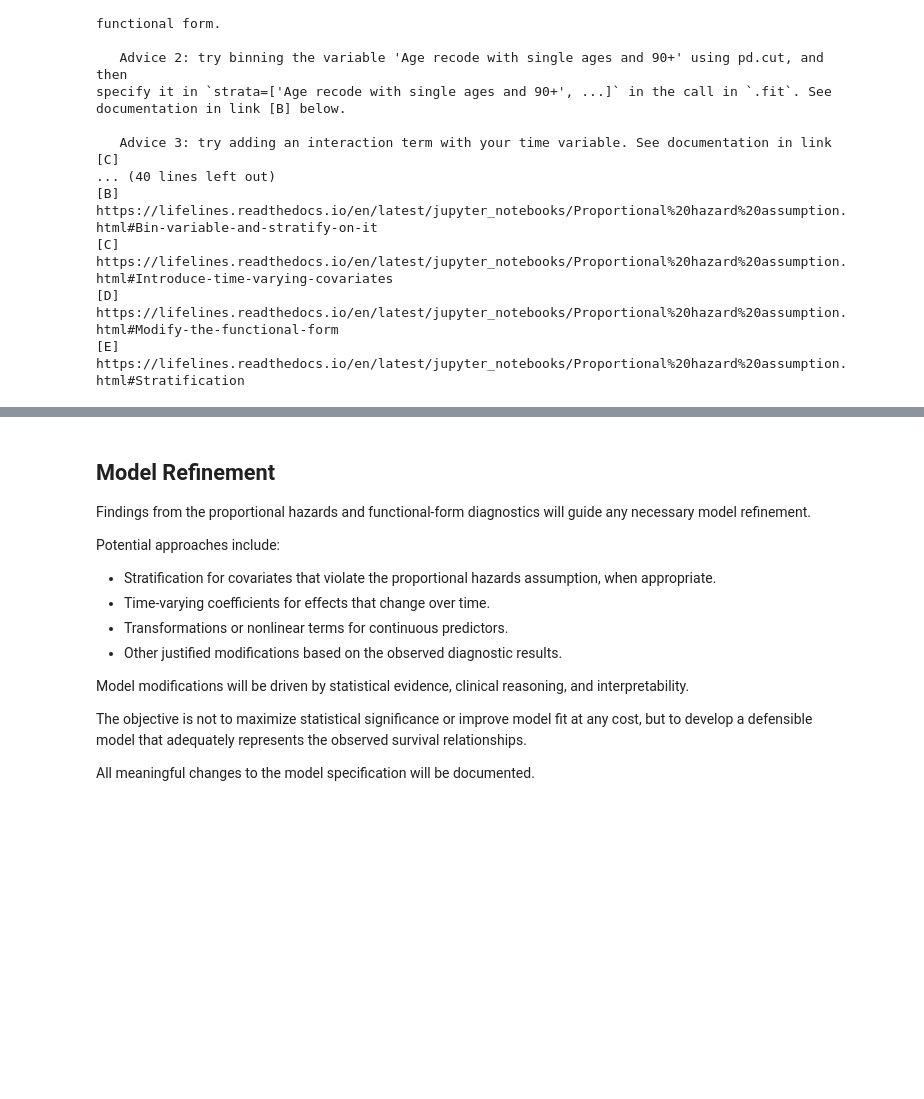
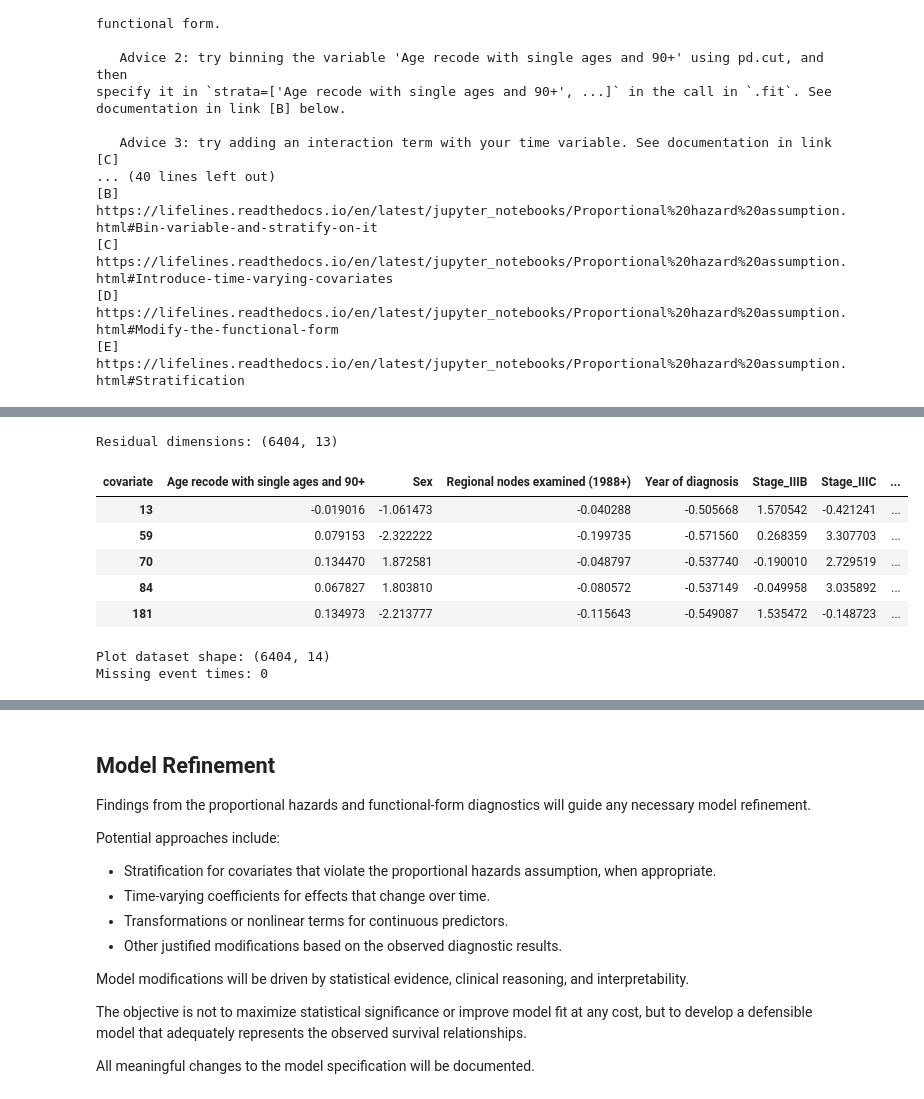
Before and after one commit to williamervin7/oncology-survival-simulation, a Jupyter notebook: notebooks/cox_model.ipynb, the cells around one changed output, grey strips where cells are left out. Cells and saved outputs as stored; diff of their text form; code cells hidden in the pictures; blank space fills up the shorter version.

```diff
--- a/notebooks/cox_model.ipynb
+++ b/notebooks/cox_model.ipynb
@@ -228,0 +250,31 @@ documentation in link [B] below.
+# %%
+# Calculate scaled Schoenfeld residuals
+
+schoenfeld_residuals = df_cph.compute_residuals(
+    cox_data,
+    kind="scaled_schoenfeld"
+)
+
+print("Residual dimensions:", schoenfeld_residuals.shape)
+display(schoenfeld_residuals.head())
+# %% [output]
+Residual dimensions: (6404, 13)
+| covariate | Age recode with single ages and 90+ | Sex | Regional nodes examined (1988+) | Year of diagnosis | Stage_IIIB | Stage_IIIC | ... |
+| 13 | -0.019016 | -1.061473 | -0.040288 | -0.505668 | 1.570542 | -0.421241 | ... |
+| 59 | 0.079153 | -2.322222 | -0.199735 | -0.571560 | 0.268359 | 3.307703 | ... |
+| 70 | 0.134470 | 1.872581 | -0.048797 | -0.537740 | -0.190010 | 2.729519 | ... |
+| 84 | 0.067827 | 1.803810 | -0.080572 | -0.537149 | -0.049958 | 3.035892 | ... |
+| 181 | 0.134973 | -2.213777 | -0.115643 | -0.549087 | 1.535472 | -0.148723 | ... |
+# %%
+# Combine scaled Schoenfeld residuals with event times
+
+plot_data = schoenfeld_residuals.join(
+    cox_data[["Time"]],
+    how="left"
+)
+
+print("Plot dataset shape:", plot_data.shape)
+print("Missing event times:", plot_data["Time"].isna().sum())
+# %% [output]
+Plot dataset shape: (6404, 14)
+Missing event times: 0
```
Also changed, not shown: parts of 4 cells of this notebook.
